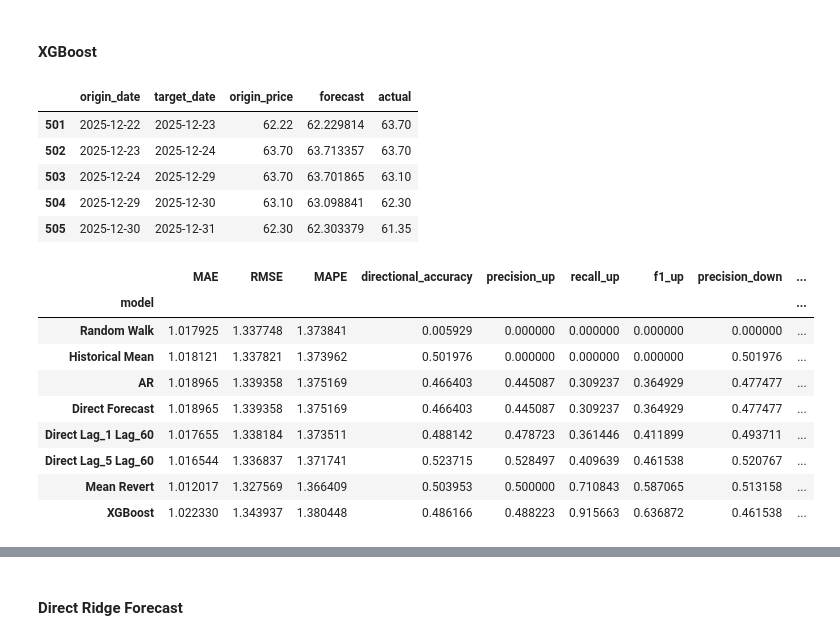
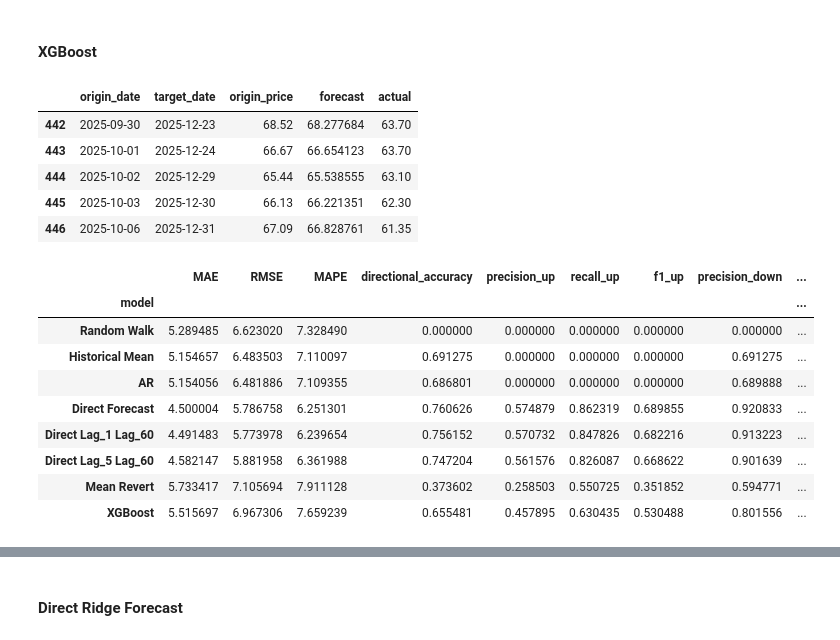
Before and after one commit to airrehn/Sample-Taxed, a Jupyter notebook: notebooks/forecast60.ipynb, the cells around one changed output, grey strips where cells are left out. Saved outputs shown, nothing was run; the diff lists cells and outputs as text; code cells hidden in the pictures.

```diff
--- a/notebooks/forecast60.ipynb
+++ b/notebooks/forecast60.ipynb
@@ -21,7 +21,7 @@ data["log_return"] = log_returns(data, col="brent_spot")
 data = data.dropna()
 
 
-val_args = dict(horizon=1, start_date="2024-01-01", end_date="2025-12-31", target_end_date="2025-12-31")
+val_args = dict(horizon=60, start_date="2024-01-01", end_date="2025-12-31", target_end_date="2025-12-31")
 
 
 val_results = {
@@ -33,7 +33,7 @@ val_results = {
     "Direct Lag_5 Lag_60": walk_forward(data, forecast_funct=direct_lags_forecast, short=5, long=60, lookback=3000, **val_args)
 }
 
-compare_models(val_results, horizon=60)
+compare_models_staggered(val_results, horizon=60)
 # %% [output]
 |  | MAE | RMSE | MAPE | directional_accuracy | precision_up | recall_up | f1_up | precision_down | ... |
 | model |  |  |  |  |  |  |  |  | ... |
@@ -118,23 +95,23 @@ val_forecast = walk_forward(data, forecast_funct=xgb_direct_forecast, lookback=3
 val_forecast.tail()
 # %% [output]
 |  | origin_date | target_date | origin_price | forecast | actual |
-| 501 | 2025-12-22 | 2025-12-23 | 62.22 | 62.229814 | 63.70 |
-| 502 | 2025-12-23 | 2025-12-24 | 63.70 | 63.713357 | 63.70 |
-| 503 | 2025-12-24 | 2025-12-29 | 63.70 | 63.701865 | 63.10 |
-| 504 | 2025-12-29 | 2025-12-30 | 63.10 | 63.098841 | 62.30 |
-| 505 | 2025-12-30 | 2025-12-31 | 62.30 | 62.303379 | 61.35 |
+| 442 | 2025-09-30 | 2025-12-23 | 68.52 | 68.277684 | 63.70 |
+| 443 | 2025-10-01 | 2025-12-24 | 66.67 | 66.654123 | 63.70 |
+| 444 | 2025-10-02 | 2025-12-29 | 65.44 | 65.538555 | 63.10 |
+| 445 | 2025-10-03 | 2025-12-30 | 66.13 | 66.221351 | 62.30 |
+| 446 | 2025-10-06 | 2025-12-31 | 67.09 | 66.828761 | 61.35 |
 # %%
 val_results["XGBoost"] = val_forecast
 
-compare_models(val_results, horizon=60)
+compare_models_staggered(val_results, horizon=60)
 # %% [output]
 |  | MAE | RMSE | MAPE | directional_accuracy | precision_up | recall_up | f1_up | precision_down | ... |
 | model |  |  |  |  |  |  |  |  | ... |
-| Random Walk | 1.017925 | 1.337748 | 1.373841 | 0.005929 | 0.000000 | 0.000000 | 0.000000 | 0.000000 | ... |
-| Historical Mean | 1.018121 | 1.337821 | 1.373962 | 0.501976 | 0.000000 | 0.000000 | 0.000000 | 0.501976 | ... |
-| AR | 1.018965 | 1.339358 | 1.375169 | 0.466403 | 0.445087 | 0.309237 | 0.364929 | 0.477477 | ... |
-| Direct Forecast | 1.018965 | 1.339358 | 1.375169 | 0.466403 | 0.445087 | 0.309237 | 0.364929 | 0.477477 | ... |
-| Direct Lag_1 Lag_60 | 1.017655 | 1.338184 | 1.373511 | 0.488142 | 0.478723 | 0.361446 | 0.411899 | 0.493711 | ... |
-| Direct Lag_5 Lag_60 | 1.016544 | 1.336837 | 1.371741 | 0.523715 | 0.528497 | 0.409639 | 0.461538 | 0.520767 | ... |
-| Mean Revert | 1.012017 | 1.327569 | 1.366409 | 0.503953 | 0.500000 | 0.710843 | 0.587065 | 0.513158 | ... |
-| XGBoost | 1.022330 | 1.343937 | 1.380448 | 0.486166 | 0.488223 | 0.915663 | 0.636872 | 0.461538 | ... |
+| Random Walk | 5.289485 | 6.623020 | 7.328490 | 0.000000 | 0.000000 | 0.000000 | 0.000000 | 0.000000 | ... |
+| Historical Mean | 5.154657 | 6.483503 | 7.110097 | 0.691275 | 0.000000 | 0.000000 | 0.000000 | 0.691275 | ... |
+| AR | 5.154056 | 6.481886 | 7.109355 | 0.686801 | 0.000000 | 0.000000 | 0.000000 | 0.689888 | ... |
+| Direct Forecast | 4.500004 | 5.786758 | 6.251301 | 0.760626 | 0.574879 | 0.862319 | 0.689855 | 0.920833 | ... |
+| Direct Lag_1 Lag_60 | 4.491483 | 5.773978 | 6.239654 | 0.756152 | 0.570732 | 0.847826 | 0.682216 | 0.913223 | ... |
+| Direct Lag_5 Lag_60 | 4.582147 | 5.881958 | 6.361988 | 0.747204 | 0.561576 | 0.826087 | 0.668622 | 0.901639 | ... |
+| Mean Revert | 5.733417 | 7.105694 | 7.911128 | 0.373602 | 0.258503 | 0.550725 | 0.351852 | 0.594771 | ... |
+| XGBoost | 5.515697 | 6.967306 | 7.659239 | 0.655481 | 0.457895 | 0.630435 | 0.530488 | 0.801556 | ... |
```
Also changed, not shown: parts of 22 cells of this notebook, 1 other file.
